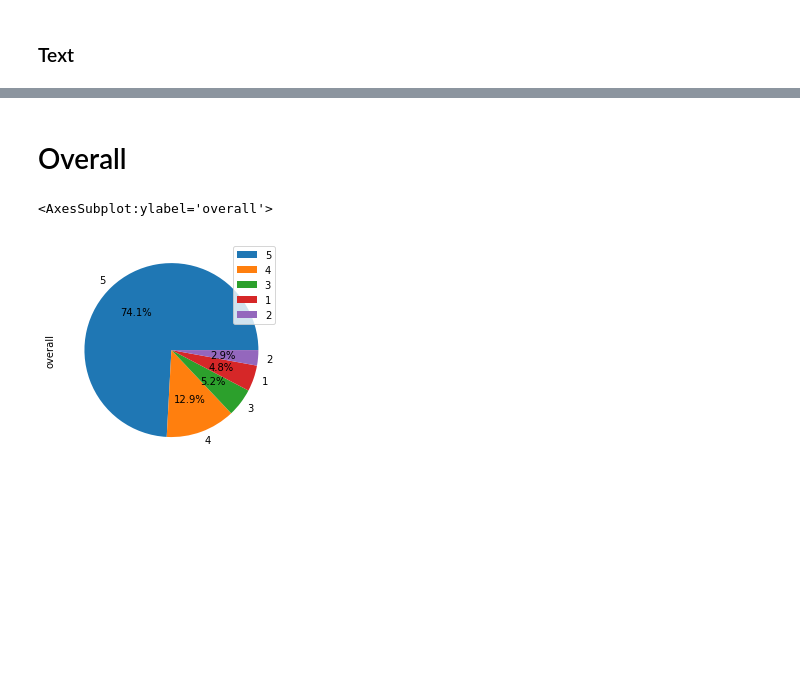
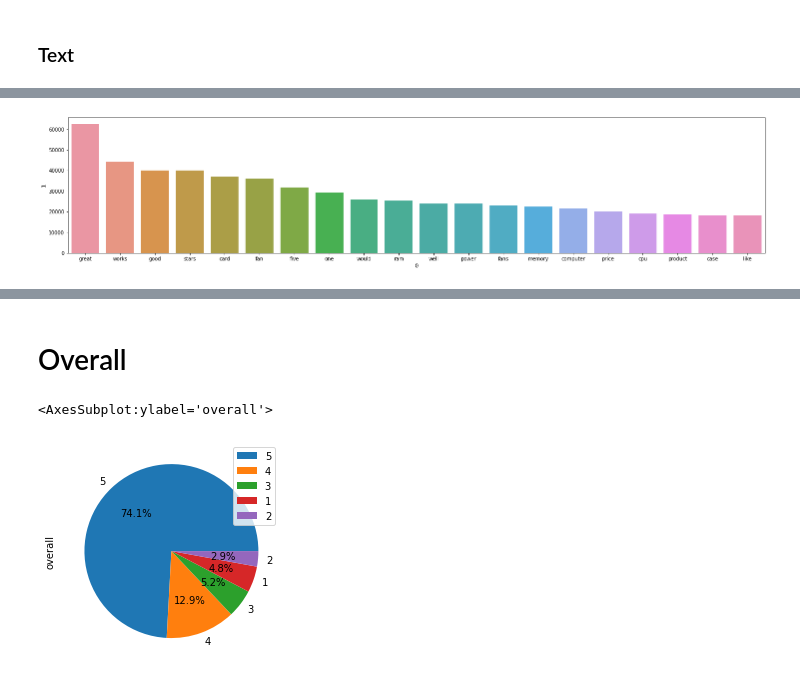
Before and after one commit to saiteki-kai/amazon-reviews, a Jupyter notebook: notebooks/01_eda.ipynb, the cells around one changed output, grey strips where cells are left out. Cells and saved outputs as stored; diff of their text form; code cells hidden in the pictures; blank space fills up the shorter version.

```diff
--- a/notebooks/01_eda.ipynb
+++ b/notebooks/01_eda.ipynb
@@ -589,0 +708,11 @@ pass
+# %%
+summary_text = []
+for i, row in data_df.iterrows():
+    end_line = ".\n"
+    if row['summary'].endswith('.'):
+        end_line = "\n"
+    summary_text.append(row['summary'] + end_line + row['text'])
+data_df["summary+text"] = summary_text
+
+for i in range(3):
+    print(data_df["summary+text"][i], "\n")
@@ -590,3 +730,18 @@ pass
+# %%
+# most common tokens summary
+tokens = []
+for x in data_df["summary+text"].tolist():
+    for sentence in preprocess(x, sentences=True):
+        for token in sentence:
+            tokens.append(token)
+
+data = pd.DataFrame(Counter(tokens).most_common(20))
+_, ax = plt.subplots(figsize=(25, 5))
+sns.barplot(data[0], data[1], ax=ax)
+
+pass
+# %% [output]
+[figure, added]
 # %%
 c = Counter(tokens)
 w = WordCloud(width=800, height=400, background_color="white").fit_words(c)
```
Also changed, not shown: parts of 15 cells of this notebook.
